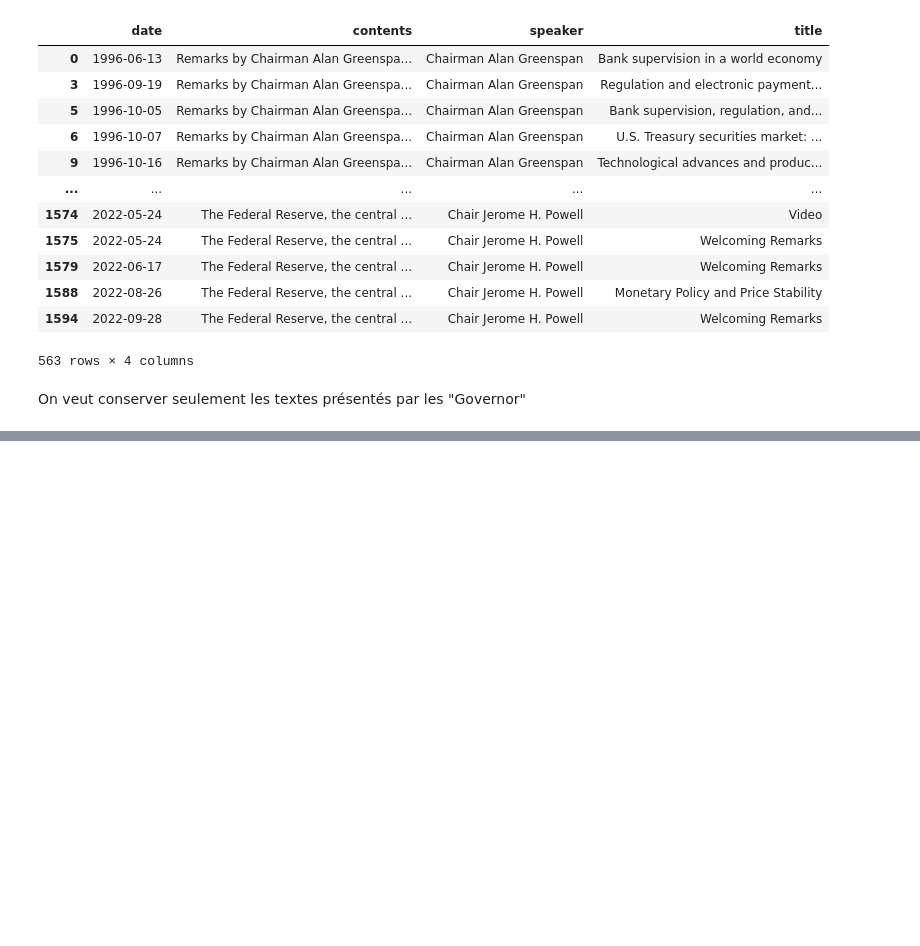
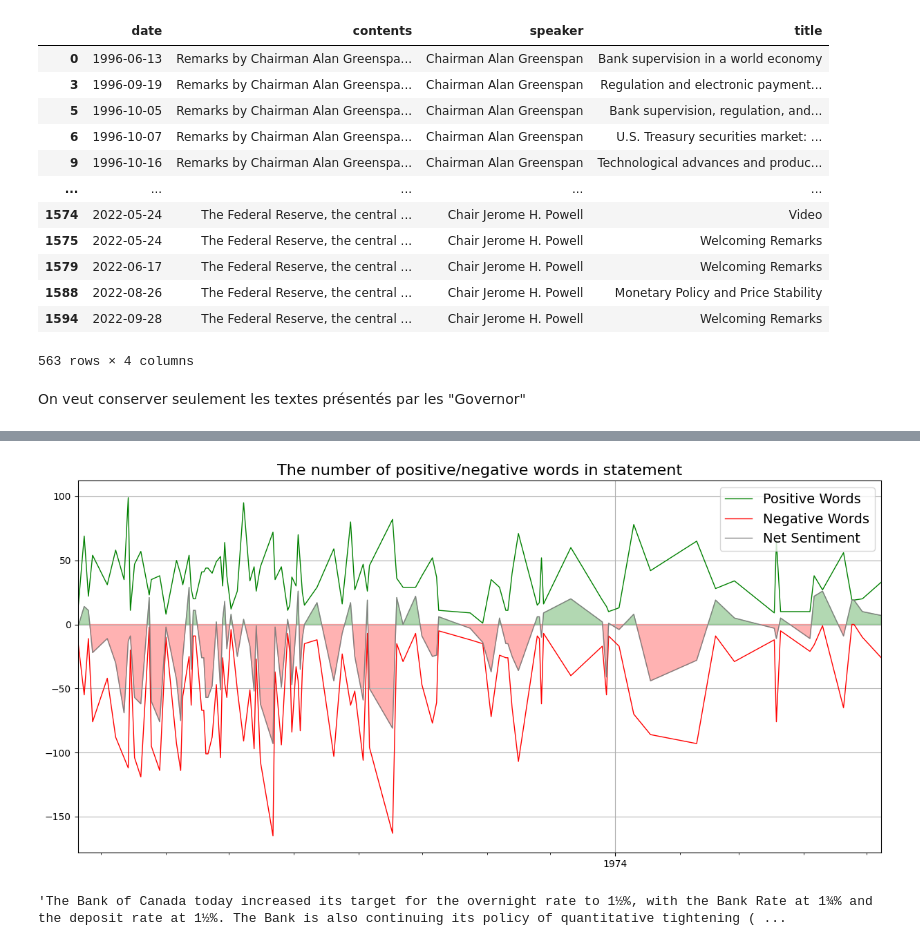
Before and after one commit to felixpoirier1/PolyFinances, a Jupyter notebook: NLP_cleaning.ipynb, the cells around one changed output, grey strips where cells are left out. Saved outputs shown, nothing was run; the diff lists cells and outputs as text; code cells hidden in the pictures; blank space fills up the shorter version.

```diff
--- a/NLP_cleaning.ipynb
+++ b/NLP_cleaning.ipynb
@@ -121,0 +129,4 @@ df_minutes["contents"] = df_minutes['contents'][0:N].apply(lambda x: apply_lemma
+# %%
+lm_dict_path = (f'data/dataset/dictionnaries/LoughranMcDonald/Loughran-McDonald_MasterDictionary_1993-2021.csv')
+master_dictionaries, md_header, sentiment_categories, sentiment_dictionaries, stopwords, total_documents = \
+    load_masterdictionary(lm_dict_path, True, None, True)
@@ -121,0 +241,14 @@ df_minutes["contents"] = df_minutes['contents'][0:N].apply(lambda x: apply_lemma
+# %%
+
+temp = [tone_count_with_negation_check(lmdict, x) for x in Data.contents]
+temp = pd.DataFrame(temp)
+
+Data['wordcount'] = temp.iloc[:,0].values
+Data['NPositiveWords'] = temp.iloc[:,1].values
+Data['NNegativeWords'] = temp.iloc[:,2].values
+
+#Sentiment Score normalized by the number of words
+Data['sentiment'] = (Data['NPositiveWords'] - Data['NNegativeWords']) / Data['wordcount'] * 100
+
+Data['Poswords'] = temp.iloc[:,3].values
+Data['Negwords'] = temp.iloc[:,4].values
@@ -121,0 +264,41 @@ df_minutes["contents"] = df_minutes['contents'][0:N].apply(lambda x: apply_lemma
+# %%
+import matplotlib.pyplot as plt
+
+NetSentiment = Data['NPositiveWords'] - Data['NNegativeWords']
+
+plt.figure(figsize=(15,7))
+ax = plt.subplot()
+
+plt.plot(Data.index, Data['NPositiveWords'], c='green', linewidth= 1.0)
+plt.plot(Data.index, Data['NNegativeWords']*-1, c='red', linewidth=1.0)
+plt.plot(Data.index, NetSentiment, c='grey', linewidth=1.0)
+
+plt.title('The number of positive/negative words in statement', fontsize=16)
+plt.legend(['Positive Words', 'Negative Words', 'Net Sentiment'], prop={'size': 14}, loc=1)
+
+ax.fill_between(Data.index, NetSentiment, where=(NetSentiment > 0), color='green', alpha=0.3, interpolate=True)
+ax.fill_between(Data.index, NetSentiment, where=(NetSentiment <= 0), color='red', alpha=0.3, interpolate=True)
+
+import matplotlib.dates as mdates
+years = mdates.YearLocator()   # every year
+months = mdates.MonthLocator()  # every month
+years_fmt = mdates.DateFormatter('%Y')
+
+# format the ticks
+ax.xaxis.set_major_locator(years)
+ax.xaxis.set_major_formatter(years_fmt)
+ax.xaxis.set_minor_locator(months)
+datemin = Data.index[0]
+datemax = Data.index[-1]
+
+ax.set_xlim(datemin, datemax)
+
+ax.grid(True)
+
+plt.show()
+# %% [output]
+[figure, added]
+# %%
+df_can["text"][0]
+# %% [output]
+'The Bank of Canada today increased its target for the overnight rate to 1½%, with the Bank Rate at 1¾% and the deposit rate at 1½%. The Bank is also continuing its policy of quantitative tightening ( ...
```
Also changed, not shown: parts of 20 cells of this notebook, 1 other file.
